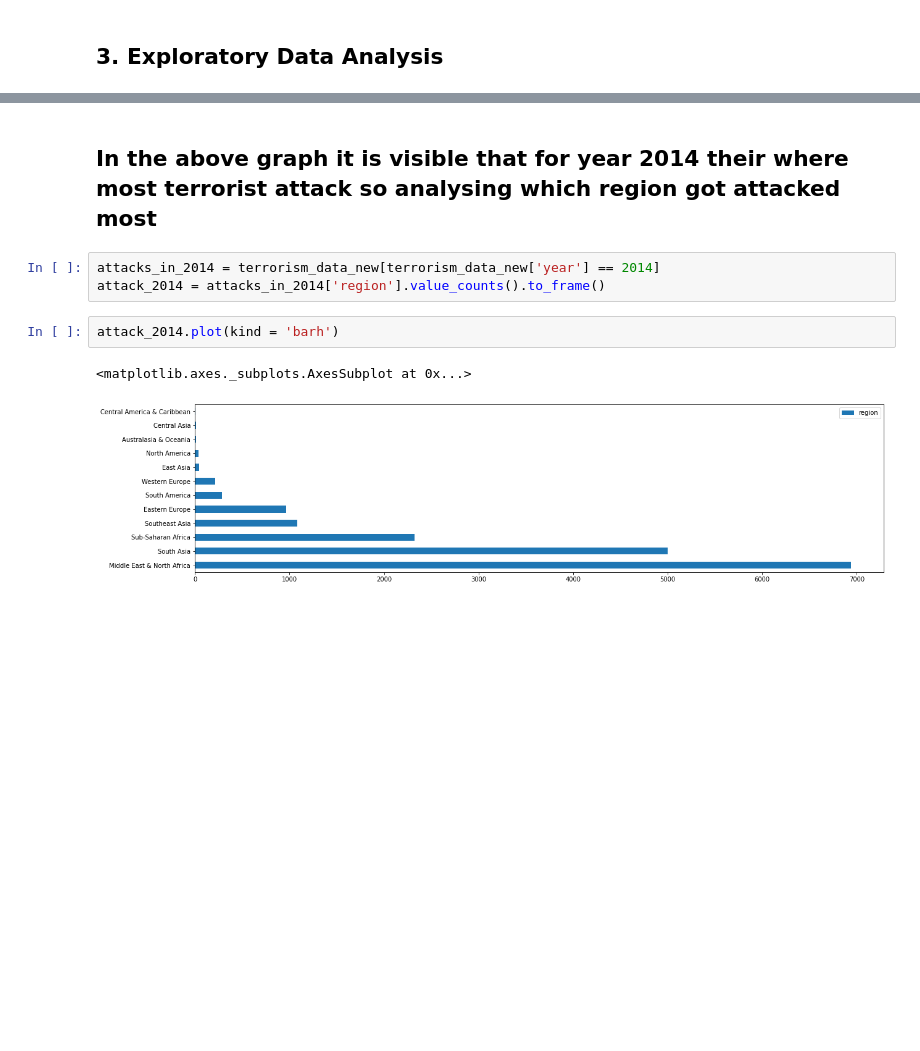
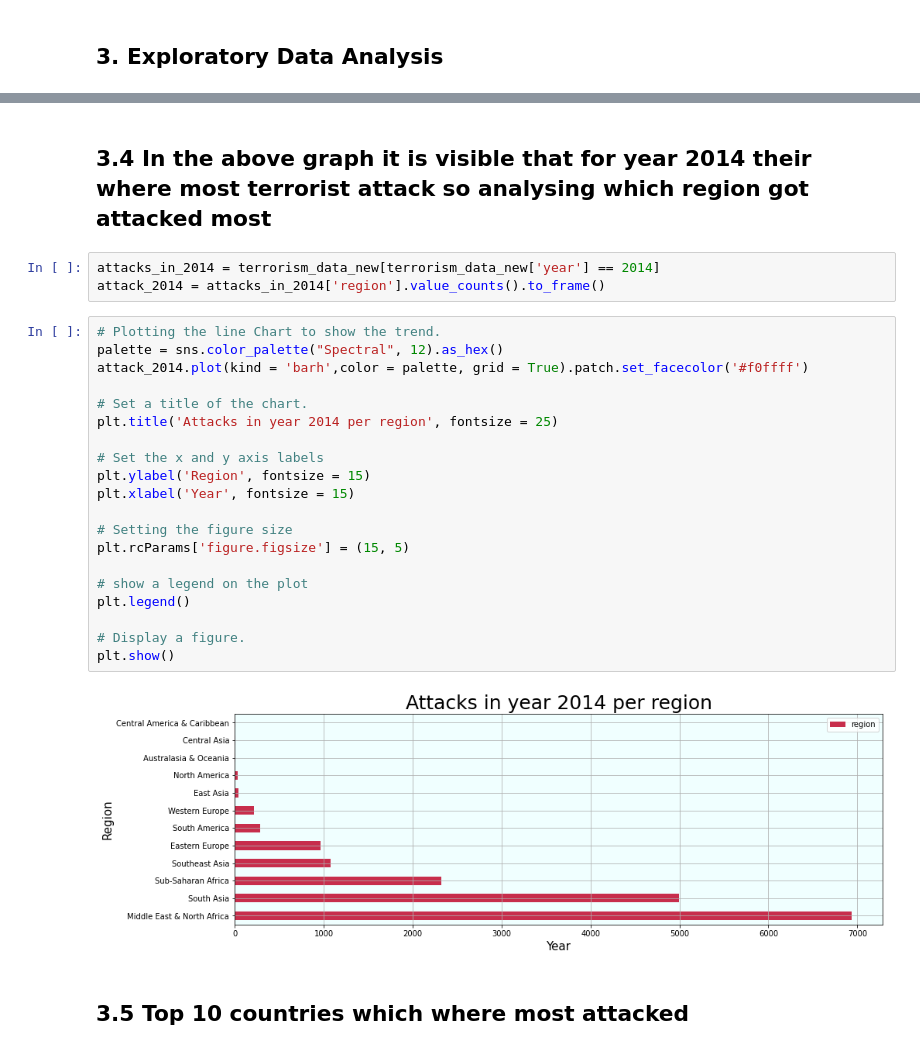
Before and after one commit to Dshivank/EDA-Global-Terrorism-Analysis, a Jupyter notebook: Global_Terrorism_Analysis_Capstone_Project.ipynb, the cells around one changed output, grey strips where cells are left out. Drawn from its saved outputs; the diff is of its cells as text; blank space fills up the shorter version.

```diff
--- a/Global_Terrorism_Analysis_Capstone_Project.ipynb
+++ b/Global_Terrorism_Analysis_Capstone_Project.ipynb
@@ -246,10 +322,29 @@ plt.show()
 # %% [markdown]
-## <b> In the above graph it is visible that for year 2014 their where most terrorist attack so analysing which region got attacked most
+## <b> 3.4 In the above graph it is visible that for year 2014 their where most terrorist attack so analysing which region got attacked most
 # %%
 attacks_in_2014 = terrorism_data_new[terrorism_data_new['year'] == 2014]
 attack_2014 = attacks_in_2014['region'].value_counts().to_frame()
-# %%
-attack_2014.plot(kind = 'barh')
-# %% [output]
-<matplotlib.axes._subplots.AxesSubplot at 0x...>
-[figure, removed]
+# %%
+# Plotting the line Chart to show the trend.
+palette = sns.color_palette("Spectral", 12).as_hex()
+attack_2014.plot(kind = 'barh',color = palette, grid = True).patch.set_facecolor('#f0ffff')
+
+# Set a title of the chart.
+plt.title('Attacks in year 2014 per region', fontsize = 25)
+
+# Set the x and y axis labels
+plt.ylabel('Region', fontsize = 15)
+plt.xlabel('Year', fontsize = 15)
+
+# Setting the figure size
+plt.rcParams['figure.figsize'] = (15, 5)
+
+# show a legend on the plot
+plt.legend()
+
+# Display a figure.
+plt.show()
+# %% [output]
+[figure, added]
+# %% [markdown]
+## <b> 3.5 Top 10 countries which where most attacked
```
Also changed, not shown: parts of 29 cells of this notebook.
